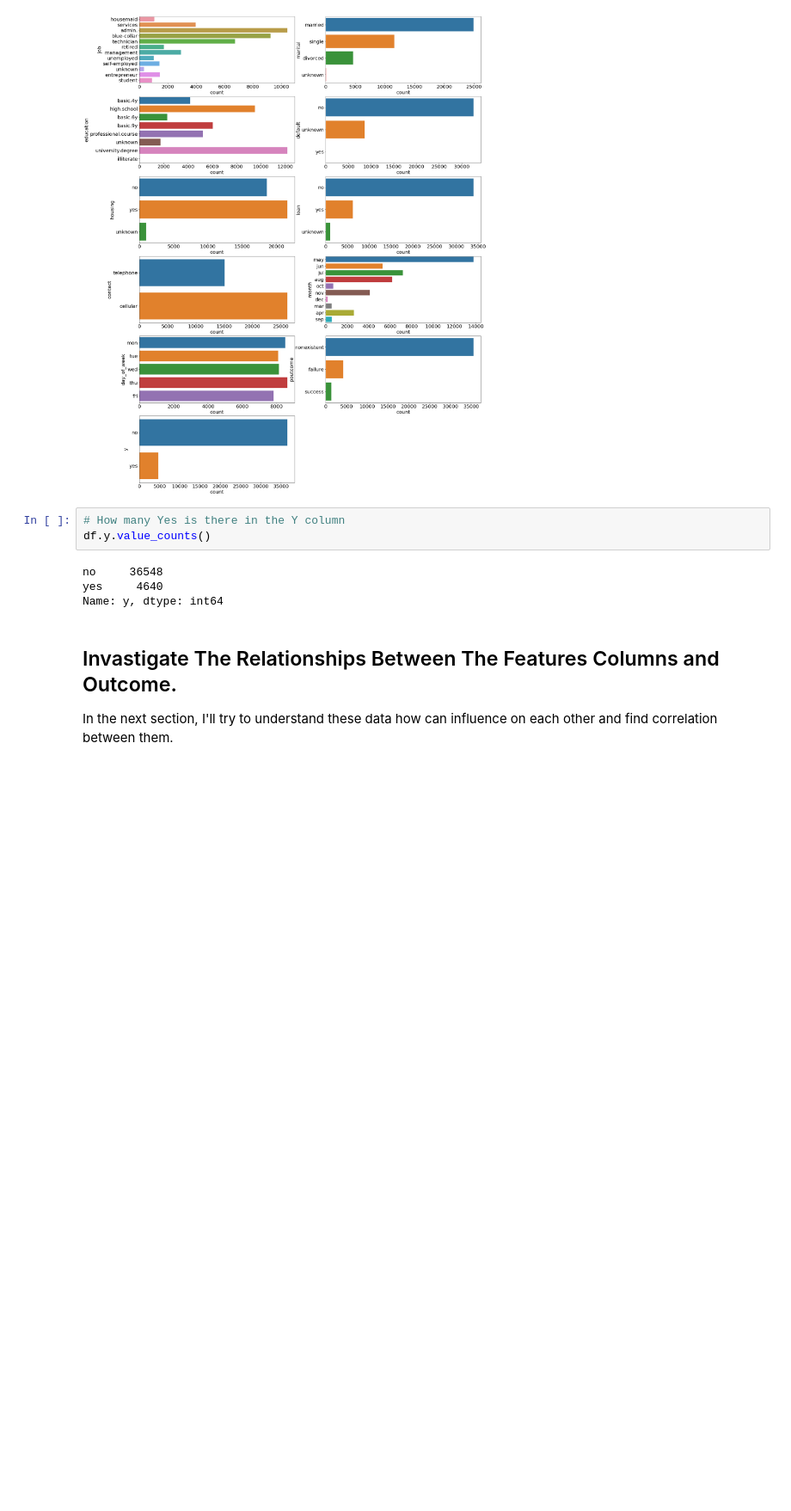
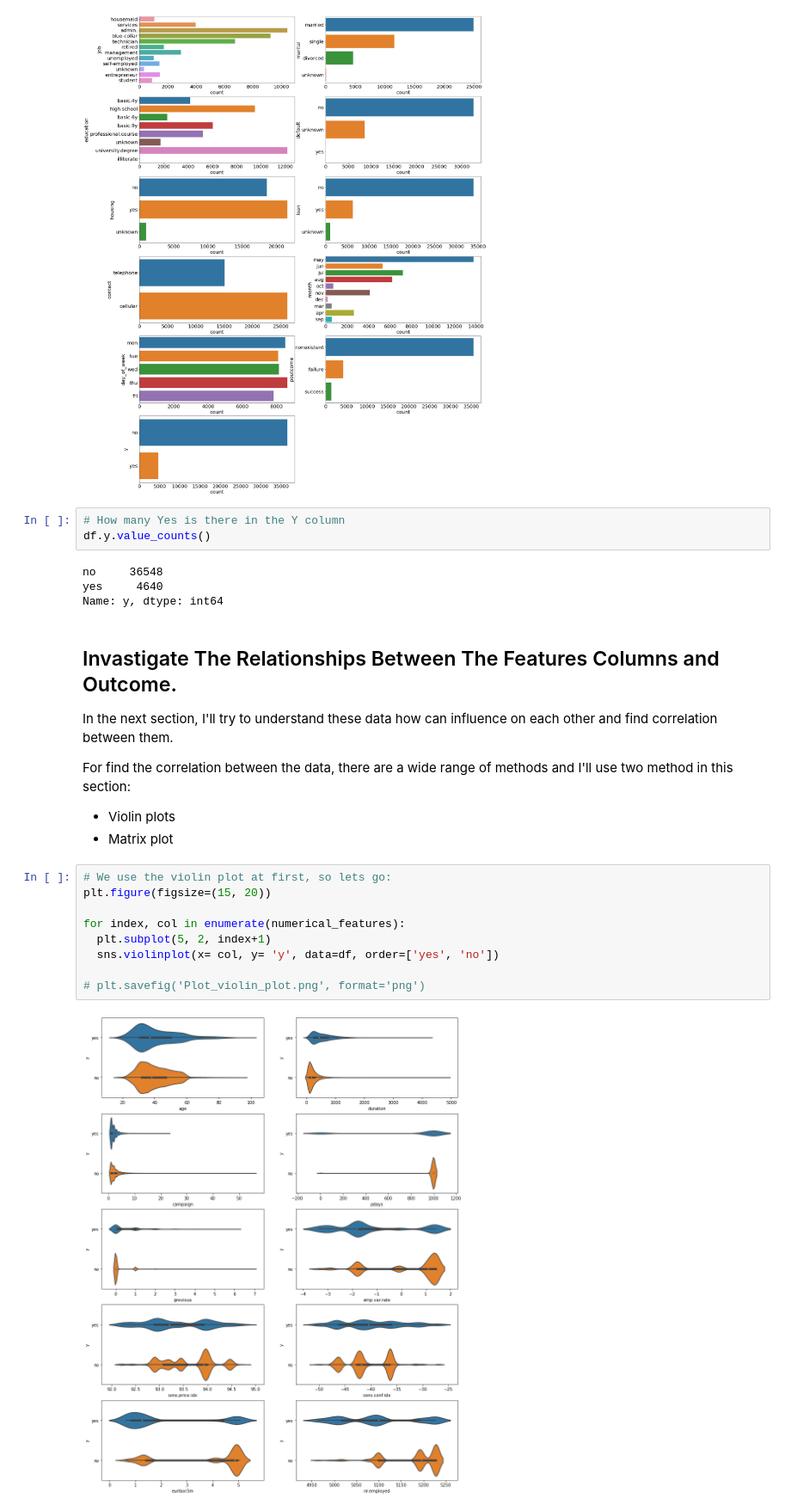
Before and after one commit to FarzinRad/Analyzing-Bank-Marketing-Campaign-Data, a Jupyter notebook: Analyzing Bank Marketing Campaign Data.ipynb, the cells around one changed output. Shown: that part at 86% size. Saved outputs shown, nothing was run; the diff lists cells and outputs as text; blank space fills up the shorter version.

Commit message:
Investigate on correlation and find patterns in other sections

```diff
--- a/Analyzing Bank Marketing Campaign Data.ipynb
+++ b/Analyzing Bank Marketing Campaign Data.ipynb
@@ -226,3 +228,19 @@ Name: y, dtype: int64
 ## Invastigate The Relationships Between The Features Columns and Outcome.
 
 In the next section, I'll try to understand these data how can influence on each other and find correlation between them.
+
+For find the correlation between the data, there are a wide range of methods and I'll use two method in this section:
+
+- Violin plots
+- Matrix plot
+# %%
+# We use the violin plot at first, so lets go:
+plt.figure(figsize=(15, 20))
+
+for index, col in enumerate(numerical_features):
+  plt.subplot(5, 2, index+1)
+  sns.violinplot(x= col, y= 'y', data=df, order=['yes', 'no'])
+
+# plt.savefig('Plot_violin_plot.png', format='png')
+# %% [output]
+[figure, added]
```
Also changed, not shown: parts of 17 cells of this notebook.
